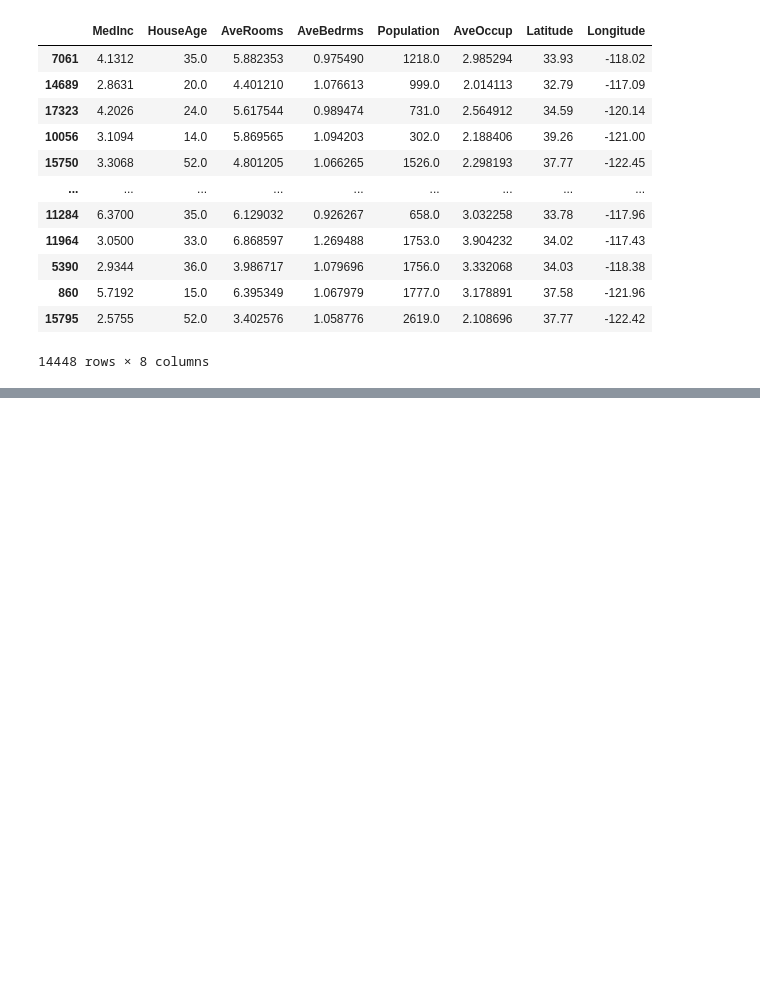
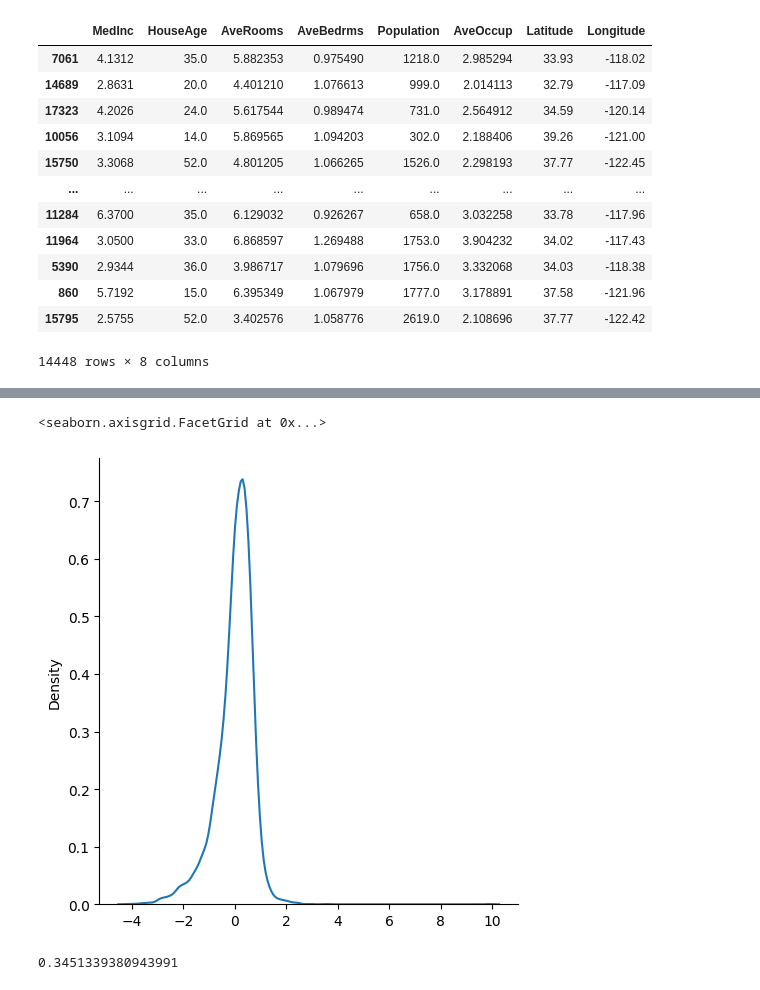
Before and after one commit to BALAJI08953/BASIC_MACHINE_LEARING_CONCEPTS, a Jupyter notebook: project-linearregression.ipynb, the cells around one changed output, grey strips where cells are left out. Cells and saved outputs as stored; diff of their text form; code cells hidden in the pictures; blank space fills up the shorter version.

```diff
--- a/project-linearregression.ipynb
+++ b/project-linearregression.ipynb
@@ -58,3 +58,13 @@ scaler=StandardScaler()
 X_train=scaler.fit_transform(X_train)
 # %%
 X_test=scaler.transform(X_test)
+# %%
+from sklearn.linear_model import LinearRegression
+#cross validataion technique
+from sklearn.model_selection import cross_val_score
+
+regression=LinearRegression()
+mse=cross_val_score(regression,X_train,y_train,scoring='neg_mean_squared_error',cv=10)
+# %%
+np.mean(mse)
+regression.fit(X_train,y_train)
@@ -60,0 +73,3 @@ X_test=scaler.transform(X_test)
+# %%
+#prediction preditc
+my_test=regression.predict(X_test)
@@ -60,0 +98,6 @@ X_test=scaler.transform(X_test)
+# %%
+import seaborn as sns
+sns.displot(my_test-y_test,kind='kde')
+# %% [output]
+<seaborn.axisgrid.FacetGrid at 0x...>
+[figure, added]
@@ -60,0 +107,4 @@ X_test=scaler.transform(X_test)
+# %%
+scores
+# %% [output]
+0.3451339380943991
```
Also changed, not shown: parts of 3 cells of this notebook.
